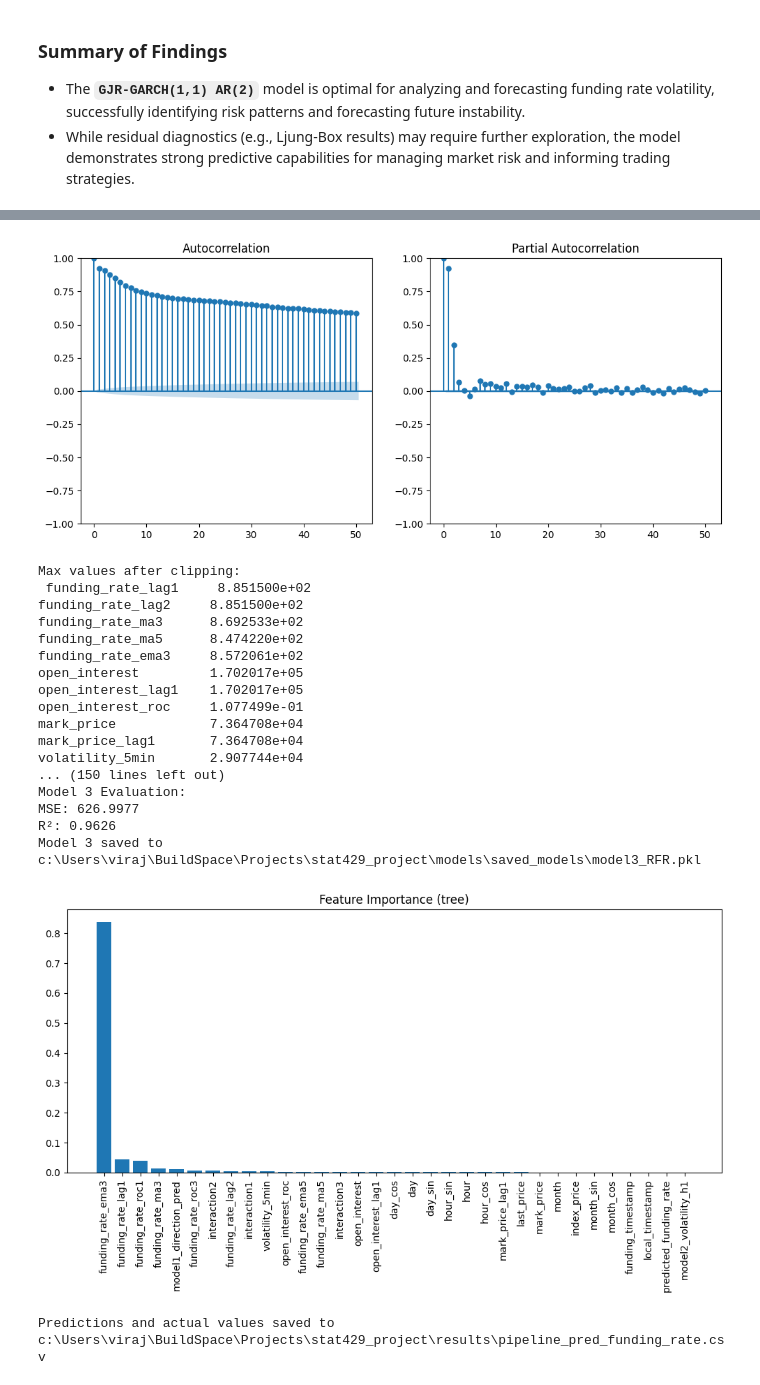
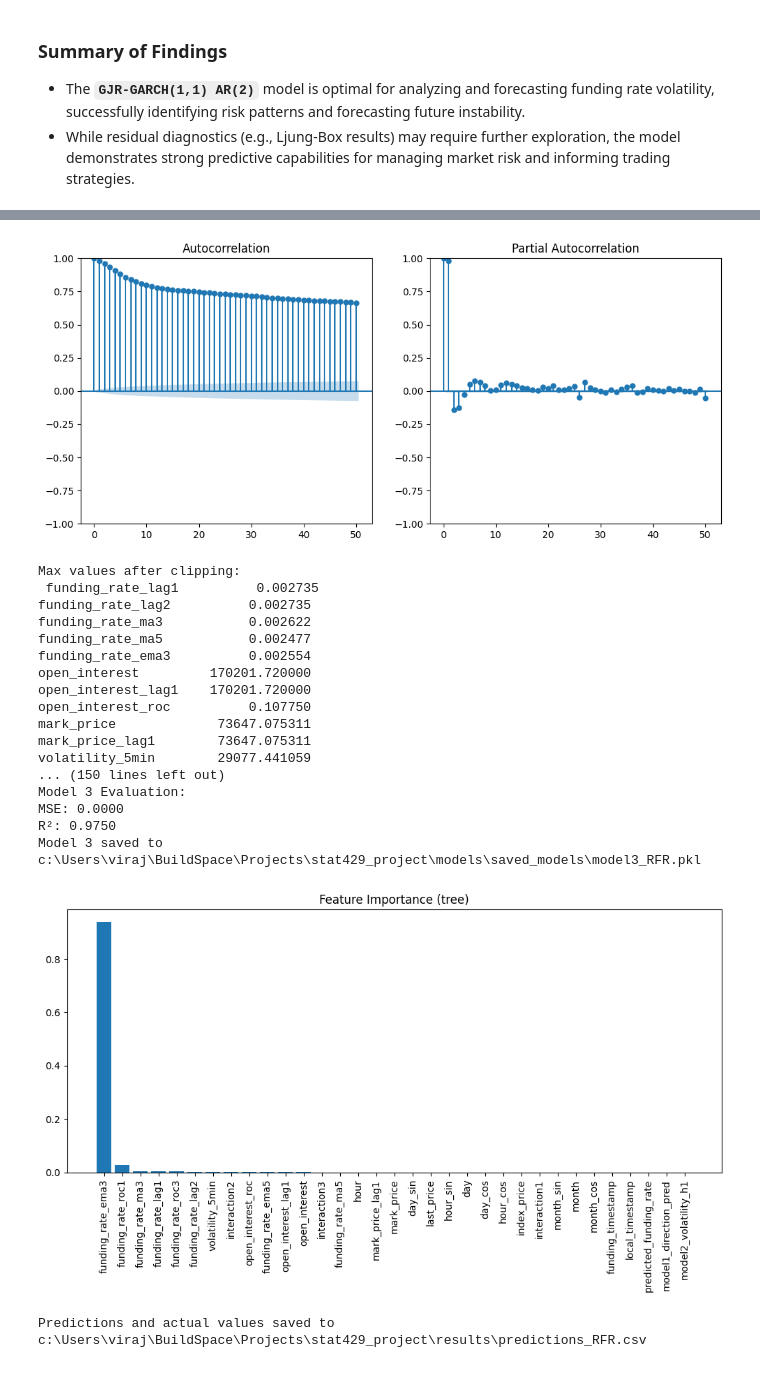
Before and after one commit to davidgieser/stat429_project, a Jupyter notebook: notebooks/model_development.ipynb, the cells around one changed output, grey strips where cells are left out. Saved outputs shown, nothing was run; the diff lists cells and outputs as text; code cells hidden in the pictures.

```diff
--- a/notebooks/model_development.ipynb
+++ b/notebooks/model_development.ipynb
@@ -830,17 +830,6 @@ See scipy.optimize.fmin_slsqp for code meaning.
 - The **`GJR-GARCH(1,1) AR(2)`** model is optimal for analyzing and forecasting funding rate volatility, successfully identifying risk patterns and forecasting future instability.
 - While residual diagnostics (e.g., Ljung-Box results) may require further exploration, the model demonstrates strong predictive capabilities for managing market risk and informing trading strategies.
 # %%
-# Process data pipeline (rescale, handle outliers, etc.)
-df = process_pipeline(
-    BINANCE_BTC_PERP_CSV,
-    rescale=True,
-    scaling_factor=1e6,
-    handle_outliers=True
-)
-
-# Set index
-df.set_index('timestamp', inplace=True)
-
 # Extract funding_rate_series and check stationarity
 funding_rate_series = df['funding_rate'].dropna()
 adf_result = adfuller(funding_rate_series)
@@ -902,8 +891,8 @@ print(f"MSE: {mse:.4f}")
 print(f"R²: {r2:.4f}")
 
 # Save Model 3
-save_model(m3_model, MODEL3_PATH)
-print(f"Model 3 saved to {MODEL3_PATH}")
+save_model(m3_model, MODEL3_RFR_PATH)
+print(f"Model 3 saved to {MODEL3_RFR_PATH}")
 
 # Plot Feature Importance for Model 3
 plot_feature_importance(m3_model, X_train.columns, model_type='tree')
@@ -919,8 +908,8 @@ results_df['Predicted'] = y_pred
 results_df.reset_index(inplace=True)
 
 results_df.reset_index(inplace=True)
-results_df.to_csv(PREDICTIONS_CSV, index=False)
-print(f"Predictions and actual values saved to {PREDICTIONS_CSV}")
+results_df.to_csv(PREDICTIONS_RFR_CSV, index=False)
+print(f"Predictions and actual values saved to {PREDICTIONS_RFR_CSV}")
 
 # Interpretation:
 # Model 3 uses model1_direction_pred and model2_volatility_h1 as additional features.
@@ -946,20 +920,20 @@ p-value: 3.3773944336715566e-17
-[figure, old version]
+[figure, new version]
 Max values after clipping:
- funding_rate_lag1     8.851500e+02
-funding_rate_lag2     8.851500e+02
-funding_rate_ma3      8.692533e+02
-funding_rate_ma5      8.474220e+02
-funding_rate_ema3     8.572061e+02
-open_interest         1.702017e+05
-open_interest_lag1    1.702017e+05
-open_interest_roc     1.077499e-01
-mark_price            7.364708e+04
-mark_price_lag1       7.364708e+04
-volatility_5min       2.907744e+04
+ funding_rate_lag1          0.002735
+funding_rate_lag2          0.002735
+funding_rate_ma3           0.002622
+funding_rate_ma5           0.002477
+funding_rate_ema3          0.002554
+open_interest         170201.720000
+open_interest_lag1    170201.720000
+open_interest_roc          0.107750
+mark_price             73647.075311
+mark_price_lag1        73647.075311
+volatility_5min        29077.441059
 ... (150 lines left out)
 Model 3 Evaluation:
-MSE: 626.9977
-R²: 0.9626
+MSE: 0.0000
+R²: 0.9750
 Model 3 saved to c:\Users\viraj\BuildSpace\Projects\stat429_project\models\saved_models\model3_RFR.pkl
-[figure, old version]
+[figure, new version]
-Predictions and actual values saved to c:\Users\viraj\BuildSpace\Projects\stat429_project\results\pipeline_pred_funding_rate.csv
+Predictions and actual values saved to c:\Users\viraj\BuildSpace\Projects\stat429_project\results\predictions_RFR.csv
```
Also changed, not shown: parts of 6 cells of this notebook, 6 other files.
